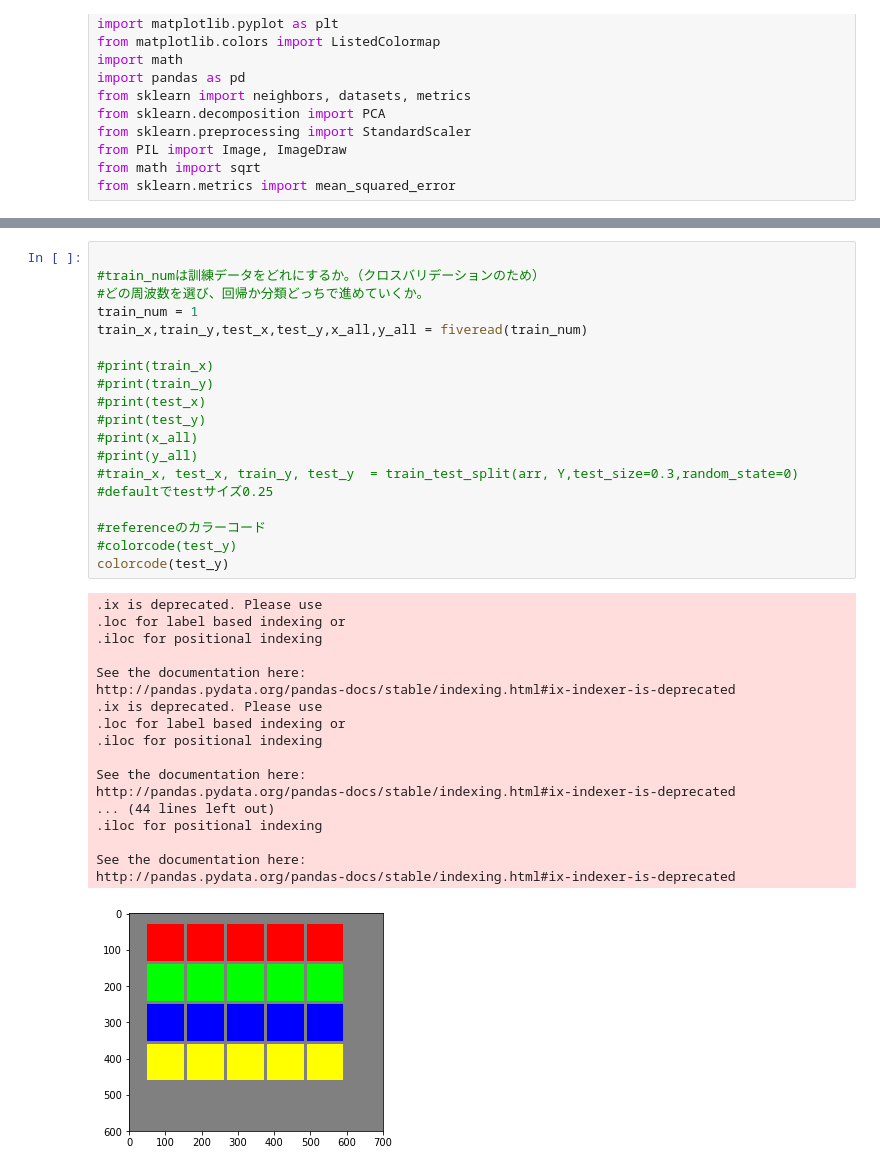
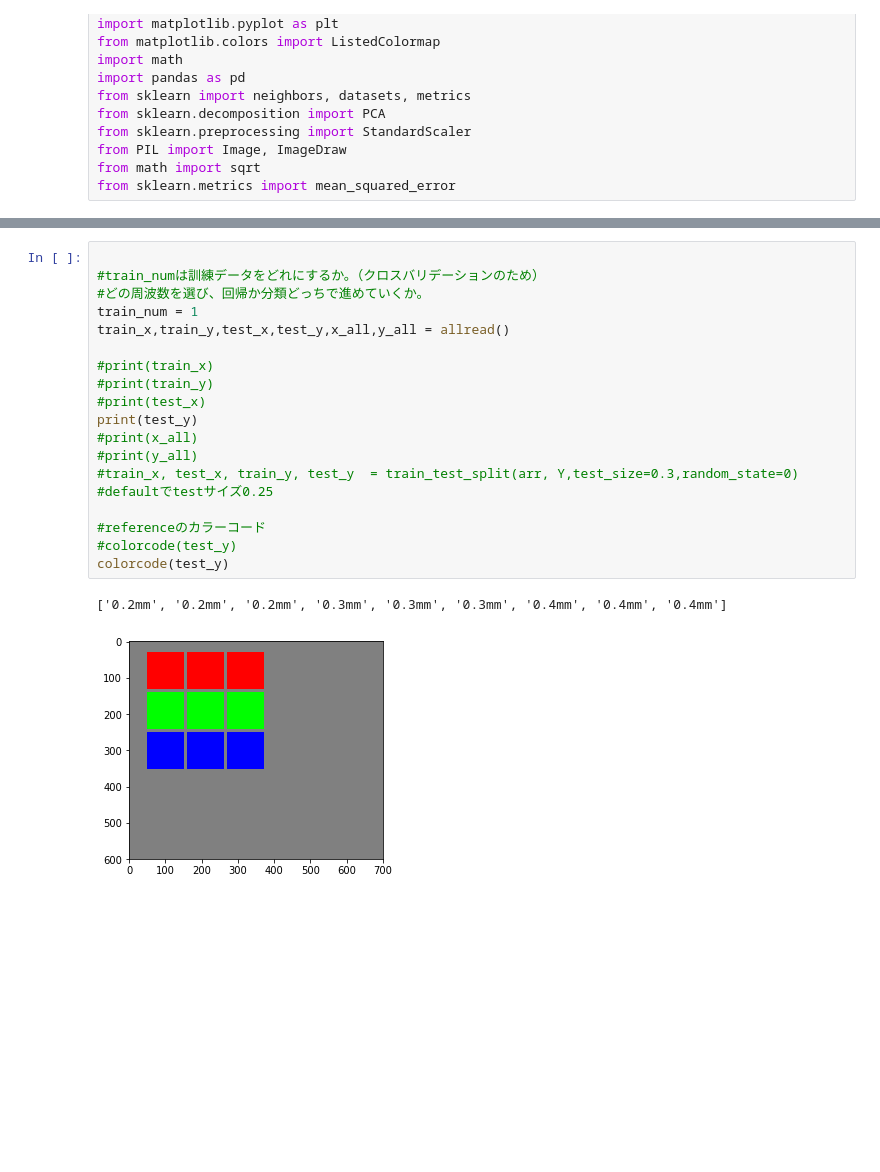
Before and after one commit to mittsusan/terahertz, a Jupyter notebook: machine_learning_tag_csv.ipynb, the cells around one changed output, grey strips where cells are left out. Cells and saved outputs as stored; diff of their text form; blank space fills up the shorter version.

```diff
--- a/machine_learning_tag_csv.ipynb
+++ b/machine_learning_tag_csv.ipynb
@@ -401,40 +391,24 @@ def colorcode_regression(best_pred):
 # %%
 
 #train_numは訓練データをどれにするか。（クロスバリデーションのため）
 #どの周波数を選び、回帰か分類どっちで進めていくか。
 train_num = 1
-train_x,train_y,test_x,test_y,x_all,y_all = fiveread(train_num)
+train_x,train_y,test_x,test_y,x_all,y_all = allread()
 
 #print(train_x)
 #print(train_y)
 #print(test_x)
-#print(test_y)
+print(test_y)
 #print(x_all)
 #print(y_all)
 #train_x, test_x, train_y, test_y  = train_test_split(arr, Y,test_size=0.3,random_state=0) #defaultでtestサイズ0.25
 
 #referenceのカラーコード
 #colorcode(test_y)
 colorcode(test_y)
 # %% [output]
-.ix is deprecated. Please use
-.loc for label based indexing or
-.iloc for positional indexing
-
-See the documentation here:
-http://pandas.pydata.org/pandas-docs/stable/indexing.html#ix-indexer-is-deprecated
-.ix is deprecated. Please use
-.loc for label based indexing or
-.iloc for positional indexing
-
-See the documentation here:
-http://pandas.pydata.org/pandas-docs/stable/indexing.html#ix-indexer-is-deprecated
-... (44 lines left out)
-.iloc for positional indexing
-
-See the documentation here:
-http://pandas.pydata.org/pandas-docs/stable/indexing.html#ix-indexer-is-deprecated
+['0.2mm', '0.2mm', '0.2mm', '0.3mm', '0.3mm', '0.3mm', '0.4mm', '0.4mm', '0.4mm']
-[figure, old version]
+[figure, new version]
 # %%
 #SVM
 best_pred=svm(train_x,train_y,test_x,test_y)
```
Also changed, not shown: parts of 7 cells of this notebook.
